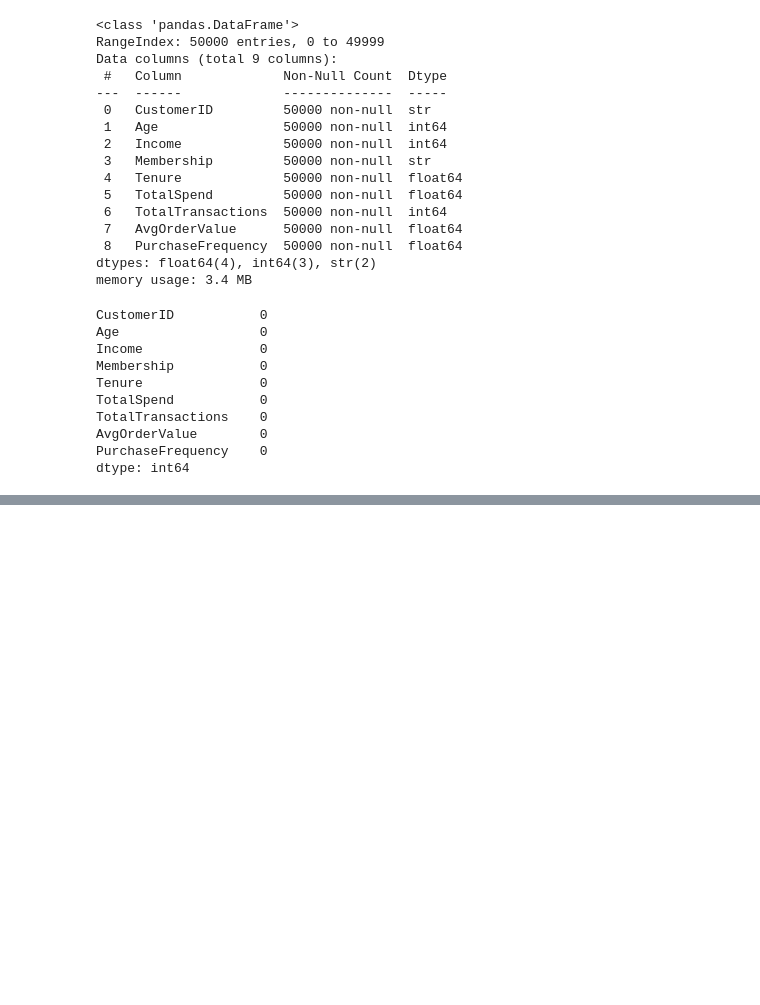
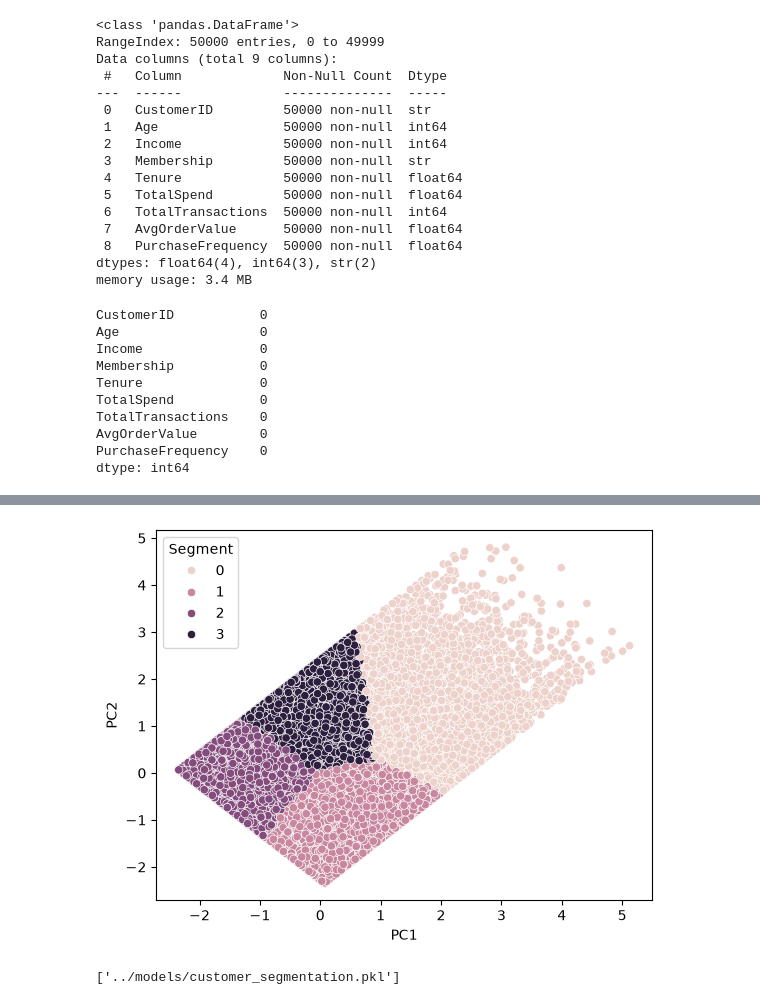
Before and after one commit to ashishpatel3630-art/PRISM_AI_Models, a Jupyter notebook: PRISM-AI/notebooks/03_Segmentation.ipynb, the cells around one changed output, grey strips where cells are left out. Cells and saved outputs as stored; diff of their text form; code cells hidden in the pictures; blank space fills up the shorter version.

```diff
--- a/PRISM-AI/notebooks/03_Segmentation.ipynb
+++ b/PRISM-AI/notebooks/03_Segmentation.ipynb
@@ -94,0 +244,41 @@ dtype: int64
+# %%
+from sklearn.decomposition import PCA
+import seaborn as sns
+
+
+pca = PCA(
+    n_components=2
+)
+
+
+X_pca = pca.fit_transform(
+    X_scaled
+)
+
+
+plot_df = pd.DataFrame(
+    {
+        "PC1":X_pca[:,0],
+        "PC2":X_pca[:,1],
+        "Segment":clusters
+    }
+)
+
+
+sns.scatterplot(
+    data=plot_df,
+    x="PC1",
+    y="PC2",
+    hue="Segment"
+)
+
+plt.show()
+# %% [output]
+[figure, added]
+# %%
+joblib.dump(
+    kmeans,
+    "../models/customer_segmentation.pkl"
+)
+# %% [output]
+['../models/customer_segmentation.pkl']
```
Also changed, not shown: parts of 20 cells of this notebook, 3 other files.
